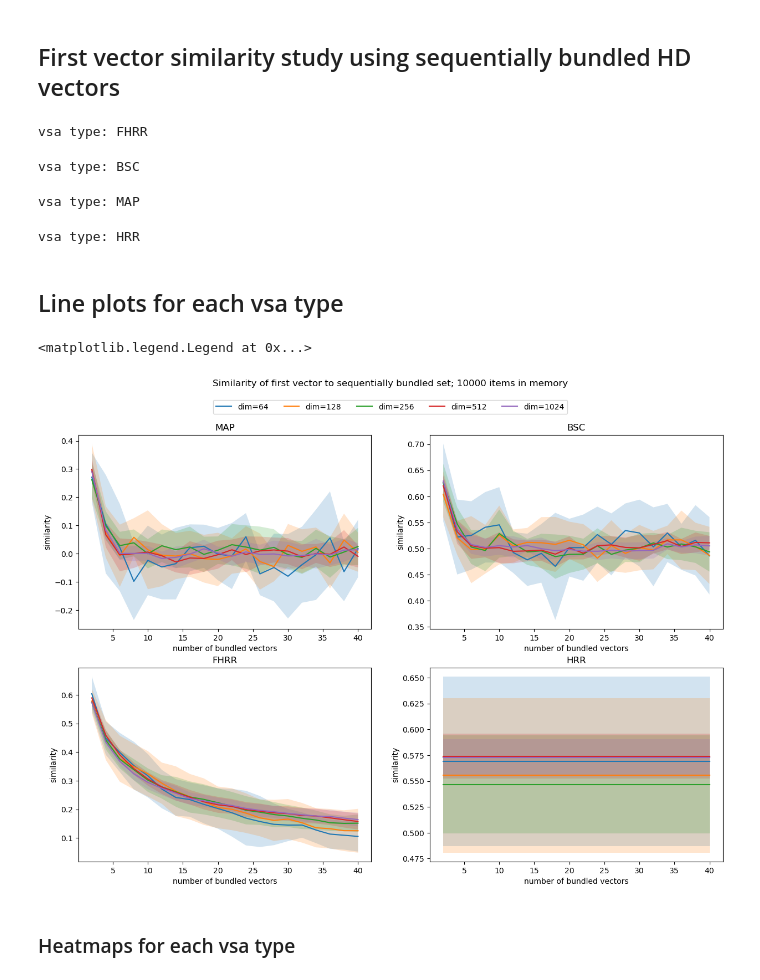
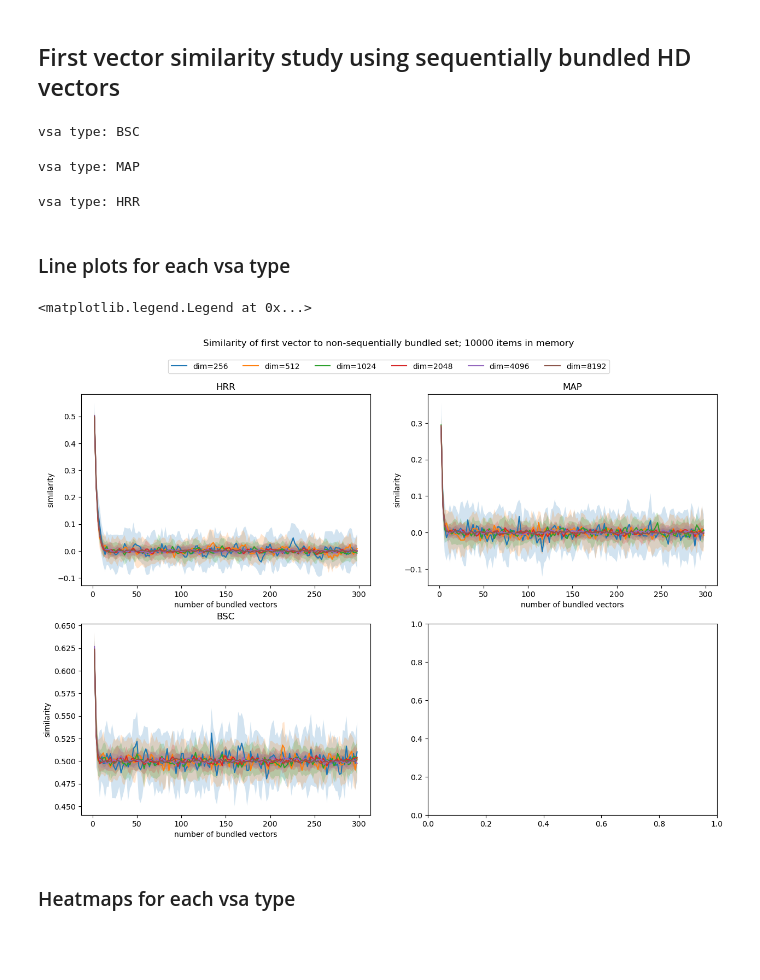
Before and after one commit to SennR-1952135/Masterthesis-VSAs, a Jupyter notebook: code/src/capacity_exp/norm_bundle_capacity_vsa_types.ipynb, the cells around one changed output. Drawn from its saved outputs; the diff is of its cells as text; code cells hidden in the pictures; blank space fills up the shorter version.

```diff
--- a/code/src/capacity_exp/norm_bundle_capacity_vsa_types.ipynb
+++ b/code/src/capacity_exp/norm_bundle_capacity_vsa_types.ipynb
@@ -11,11 +12,12 @@ from functools import partial
 # %%
 VSA_TYPES = ['FHRR', 'BSC', 'MAP', 'HRR']
-DIMENSIONS = [2**i for i in range(6, 11)]
-BUNDLE_SIZES = list(range(2, 200, 2))
+VSA_TYPES = ['BSC', 'MAP', 'HRR']
+DIMENSIONS = [2**i for i in range(8, 14)]
+BUNDLE_SIZES = list(range(2, 300, 2))
 device = torch.device("cuda" if torch.cuda.is_available() else "cpu")
 if device == 'cuda':
     torch.cuda.empty_cache()
 
-batches = 10
+batches = 20
 item_memory_size = 10_000
 MAX_BUNDLE_SIZE = BUNDLE_SIZES[-1]
@@ -97,17 +77,19 @@ vsa type: HRR
 # %% [markdown]
 ### Line plots for each vsa type
 # %%
+MAX_BUNDLE_SIZE_IDX = len(BUNDLE_SIZES)
+
 fig, ax = plt.subplots(nrows=(len(VSA_TYPES)+1)//2, ncols=2, figsize=(15, 5 * ((len(VSA_TYPES)+1)//2)))
 fig.suptitle(f'Non-normalized capacity of bundled vectors, {item_memory_size} items in memory')
-print(DIMENSIONS)
+# MAX_BUNDLE_SIZE_IDX = len(BUNDLE_SIZES)
+
 for vsa_type_idx in range(len(VSA_TYPES)):
     vsa_type = VSA_TYPES[vsa_type_idx]
     row = (vsa_type_idx+1) // 2 - 1
     col = vsa_type_idx % 2
     for dim_idx in range(len(DIMENSIONS)):
-    # dim_idx = list(range(len(DIMENSIONS)))[-1]
-        ax[row, col].plot(BUNDLE_SIZES, prob_correct_mean[dim_idx, :, vsa_type_idx], label=f'dim={DIMENSIONS[dim_idx]}')
-        ax[row, col].fill_between(BUNDLE_SIZES, prob_correct_mean[dim_idx, :, vsa_type_idx] - prob_correct_std[dim_idx, :, vsa_type_idx], prob_correct_mean[dim_idx, :, vsa_type_idx] + prob_correct_std[dim_idx, :, vsa_type_idx], alpha=0.2)
+        ax[row, col].plot(BUNDLE_SIZES[:MAX_BUNDLE_SIZE_IDX], prob_correct_mean[dim_idx, :MAX_BUNDLE_SIZE_IDX, vsa_type_idx], label=f'dim={DIMENSIONS[dim_idx]}')
+        ax[row, col].fill_between(BUNDLE_SIZES[:MAX_BUNDLE_SIZE_IDX], prob_correct_mean[dim_idx, :MAX_BUNDLE_SIZE_IDX, vsa_type_idx] - prob_correct_std[dim_idx, :MAX_BUNDLE_SIZE_IDX, vsa_type_idx], prob_correct_mean[dim_idx, :MAX_BUNDLE_SIZE_IDX, vsa_type_idx] + prob_correct_std[dim_idx, :MAX_BUNDLE_SIZE_IDX, vsa_type_idx], alpha=0.2)
     ax[row, col].set_title(vsa_type)
     ax[row, col].set_xlabel('number of bundled vectors')
     ax[row, col].set_ylabel('percentage of correct retrieval')
@@ -141,14 +120,14 @@ sim_first_vector_tensor = torch.zeros(len(DIMENSIONS), len(BUNDLE_SIZES), len(VS
 # probability of retrieval of first vector
 retrieval_first_vector_tensor = torch.zeros(len(DIMENSIONS), len(BUNDLE_SIZES), len(VSA_TYPES), batches)
 
-for vsa_type_idx in tqdm(range(len(VSA_TYPES))):
+for vsa_type_idx in tqdm(range(len(VSA_TYPES)), disable=True):
   vsa_type = VSA_TYPES[vsa_type_idx]
   print(f'vsa type: {vsa_type}')
   similarity_func = partial(similarity_func_partial, vsa_type)
   bundle_func = partial(normalised_bundle_partial, vsa_type)
-  for batch in range(batches):
-      sim_first_vector_array = torch.zeros(len(DIMENSIONS), len(BUNDLE_SIZES))
-      retrieval_first_vector_array = torch.zeros(len(DIMENSIONS), len(BUNDLE_SIZES))
+  for batch in tqdm(range(batches), disable=False):
+      # sim_first_vector_array = torch.zeros(len(DIMENSIONS), len(BUNDLE_SIZES))
+      # retrieval_first_vector_array = torch.zeros(len(DIMENSIONS), len(BUNDLE_SIZES))
       # print(f'iteration: {batch + 1}')
 
       for d_idx in tqdm(range(len(DIMENSIONS)), disable=True):
@@ -171,17 +150,19 @@ for vsa_type_idx in tqdm(range(len(VSA_TYPES))):
               for i in range(prev_k, k):
                   bundle_vector = bundle_func(bundle_vector, experiment_to_bundle_vectors[i])
               # add similarity of first vector to bundle to array
-              sim_first_vector_array[d_idx, k_idx] = similarity_func(first_vector, bundle_vector)
+              # sim_first_vector_array[d_idx, k_idx] = similarity_func(first_vector, bundle_vector)
+              sim_first_vector_tensor[d_idx, k_idx, vsa_type_idx, batch] = similarity_func(first_vector, bundle_vector)
 
               # find the k nearest vectors to bundle
               similarities = similarity_func(bundle_vector, item_memory)
               k_nearest_vectors_idx = torch.topk(similarities, k, largest=True).indices
 
               # check if the first vector is in the k nearest vectors
-              retrieval_first_vector_array[d_idx, k_idx] = 1 if random_indices[0] in k_nearest_vectors_idx else 0
+              # retrieval_first_vector_array[d_idx, k_idx] = 1 if random_indices[0] in k_nearest_vectors_idx else 0
+              retrieval_first_vector_tensor[d_idx, k_idx, vsa_type_idx, batch] = 1 if random_indices[0] in k_nearest_vectors_idx else 0
 
-      sim_first_vector_tensor[:, :, vsa_type_idx, batch] = sim_first_vector_array
-      retrieval_first_vector_tensor[:, :, vsa_type_idx, batch] = retrieval_first_vector_array
+      # sim_first_vector_tensor[:, :, vsa_type_idx, batch] = sim_first_vector_array
+      # retrieval_first_vector_tensor[:, :, vsa_type_idx, batch] = retrieval_first_vector_array
 
 # compute mean and std over batches
 sim_first_vector_mean = torch.mean(sim_first_vector_tensor, dim=3)
@@ -190,31 +171,32 @@ sim_first_vector_std = torch.std(sim_first_vector_tensor, dim=3)
 retrieval_first_vector_mean = torch.mean(retrieval_first_vector_tensor, dim=3)
 retrieval_first_vector_std = torch.std(retrieval_first_vector_tensor, dim=3) # is this relevant?
 # %% [output]
-vsa type: FHRR
+vsa type: BSC
-vsa type: BSC
+vsa type: MAP
-vsa type: MAP
+vsa type: HRR
-vsa type: HRR
 # %% [markdown]
-## Line plots for each vsa type
+### Line plots for each vsa type
 # %%
+# MAX_BUNDLE_SIZE_IDX = 10
+
 fig, ax = plt.subplots(nrows=(len(VSA_TYPES)+1)//2, ncols=2, figsize=(15, 5 * ((len(VSA_TYPES)+1)//2)))
-fig.suptitle(f'Similarity of first vector to sequentially bundled set; {item_memory_size} items in memory')
-
-MAX_BUNDLE_SIZE_IDX = 20
+fig.suptitle(f'Similarity of first vector to non-sequentially bundled set; {item_memory_size} items in memory')
 for vsa_type_idx in range(len(VSA_TYPES)):
     vsa_type = VSA_TYPES[vsa_type_idx]
     row = (vsa_type_idx +1) // 2 - 1
     col = vsa_type_idx % 2
     ax[row, col].set_title(vsa_type)
     for dim_idx in range(len(DIMENSIONS)):
         ax[row, col].plot(BUNDLE_SIZES[:MAX_BUNDLE_SIZE_IDX], sim_first_vector_mean[dim_idx, :MAX_BUNDLE_SIZE_IDX, vsa_type_idx], label=f'dim={DIMENSIONS[dim_idx]}')
         ax[row, col].fill_between(BUNDLE_SIZES[:MAX_BUNDLE_SIZE_IDX], sim_first_vector_mean[dim_idx, :MAX_BUNDLE_SIZE_IDX, vsa_type_idx] - sim_first_vector_std[dim_idx, :MAX_BUNDLE_SIZE_IDX, vsa_type_idx], sim_first_vector_mean[dim_idx, :MAX_BUNDLE_SIZE_IDX, vsa_type_idx] + sim_first_vector_std[dim_idx, :MAX_BUNDLE_SIZE_IDX, vsa_type_idx], alpha=0.2)
+        # ax[row, col].plot(BUNDLE_SIZES[:MAX_BUNDLE_SIZE_IDX], sim_random_vector_mean[dim_idx, :MAX_BUNDLE_SIZE_IDX, vsa_type_idx], label=f'dim={DIMENSIONS[dim_idx]}')
+        # ax[row, col].fill_between(BUNDLE_SIZES[:MAX_BUNDLE_SIZE_IDX], sim_random_vector_mean[dim_idx, :MAX_BUNDLE_SIZE_IDX, vsa_type_idx] - sim_random_vector_std[dim_idx, :MAX_BUNDLE_SIZE_IDX, vsa_type_idx], sim_random_vector_mean[dim_idx, :MAX_BUNDLE_SIZE_IDX, vsa_type_idx] + sim_random_vector_std[dim_idx, :MAX_BUNDLE_SIZE_IDX, vsa_type_idx], alpha=0.1)
     ax[row, col].set_xlabel('number of bundled vectors')
     ax[row, col].set_ylabel('similarity')
 fig.legend(handles=ax[0, 0].get_lines(), labels=[f'dim={dim}' for dim in DIMENSIONS], ncol=len(DIMENSIONS), loc='upper center', bbox_to_anchor=(0.5, .95))
 # %% [output]
 <matplotlib.legend.Legend at 0x...>
-[figure, old version]
+[figure, new version]
 # %% [markdown]
 ### Heatmaps for each vsa type
 # %%
```
Also changed, not shown: parts of 9 cells of this notebook, 4 other files.
